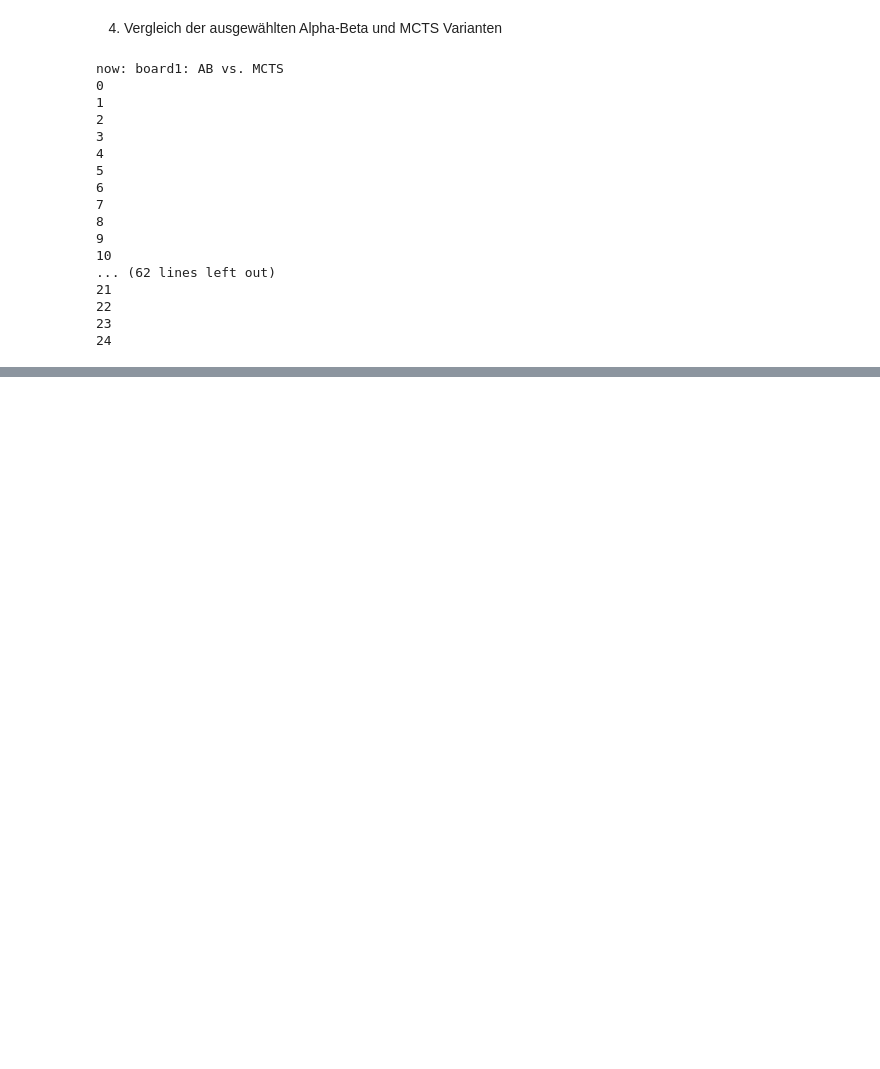
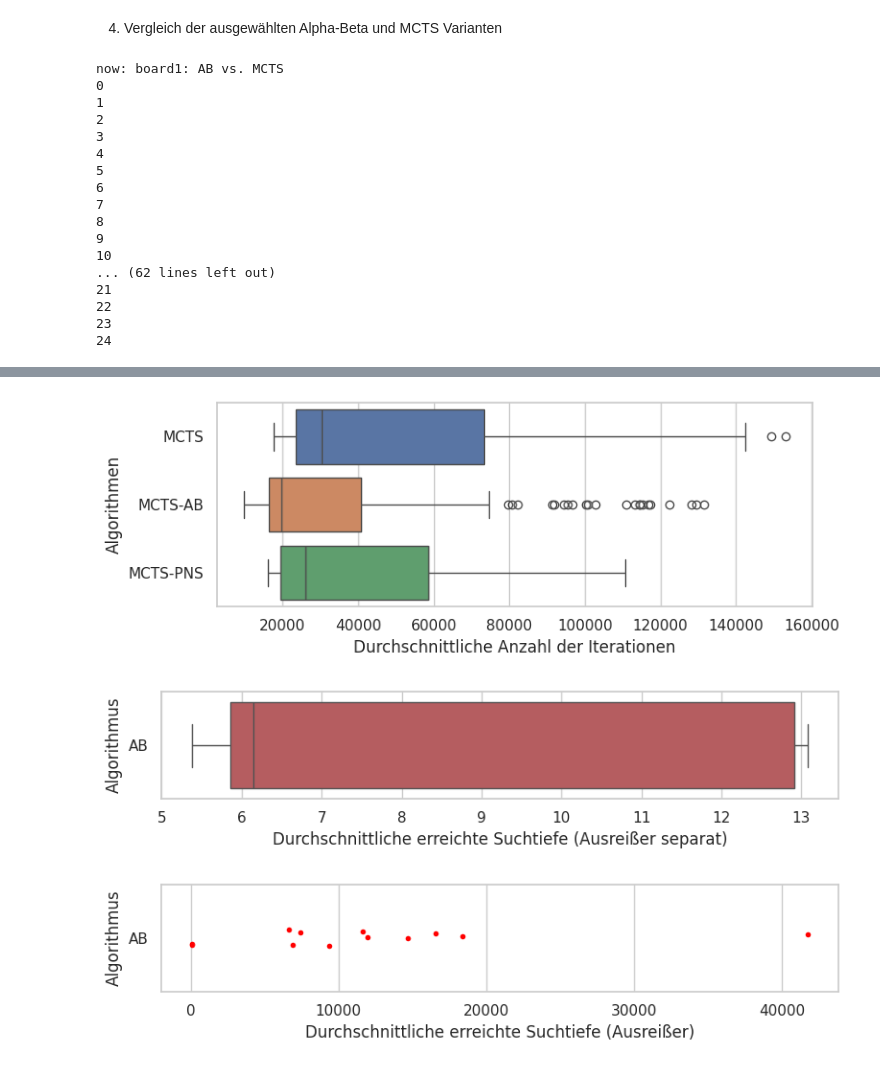
Before and after one commit to l3yd/bachelorarbeit, a Jupyter notebook: experiments.ipynb, the cells around one changed output, grey strips where cells are left out. Saved outputs shown, nothing was run; the diff lists cells and outputs as text; code cells hidden in the pictures; blank space fills up the shorter version.

```diff
--- a/experiments.ipynb
+++ b/experiments.ipynb
@@ -1273,0 +1407,57 @@ MCTS-PNS     0.40  0.311127
+# %%
+# Results auswerten und plotten der Iterationen von MCTS
+
+df_1 = pd.read_csv('data/round_robin_position_1.csv')
+df_2 = pd.read_csv('data/round_robin_position_1_MCTS-AB.csv')
+
+df = pd.concat([df_1,df_2])
+
+iterations_combined = pd.concat([
+    df[['player1', 'player1_avg_n_iter']].rename(columns={'player1': 'algorithm', 'player1_avg_n_iter': 'iterations'}),
+    df[['player2', 'player2_avg_n_iter']].rename(columns={'player2': 'algorithm', 'player2_avg_n_iter': 'iterations'})
+])
+
+#nodes_ab_only = nodes_combined[nodes_combined['algorithm'] == 'AB']
+
+iterations_combined = iterations_combined[iterations_combined['algorithm'] != 'AB']
+
+df_recorded_depth = df[(df['avg_depth'] > 0)]
+
+df_depth = df_recorded_depth[['player1', 'avg_depth']].rename(columns={'player1': 'algorithm', 'avg_depth': 'iterations'})
+#nodes_combined = pd.concat([nodes_combined, df_depth])
+
+
+# Verteilung vorbereiten
+
+sns.set_theme(style="whitegrid")
+plt.figure(figsize=(8,3))
+sns.boxplot(data=iterations_combined, x='iterations', y='algorithm', orient='h', hue='algorithm')
+plt.xlabel('Durchschnittliche Anzahl der Iterationen')
+plt.ylabel('Algorithmen')
+plt.tight_layout()
+plt.show()
+
+def get_outliers(subdf):
+    Q1 = subdf['iterations'].quantile(0.25)
+    Q3 = subdf['iterations'].quantile(0.75)
+    IQR = Q3 - Q1
+    return subdf[(subdf['iterations'] < Q1 - 1.5 * IQR) | (subdf['iterations'] > Q3 + 1.5 * IQR)]
+
+plt.figure(figsize=(8,2))
+sns.boxplot(data=df_depth, x='iterations', y='algorithm', orient='h', showfliers=False, color=sns.color_palette("deep")[3])
+plt.xlabel('Durchschnittliche erreichte Suchtiefe (Ausreißer separat)')
+plt.ylabel('Algorithmus')
+plt.tight_layout()
+plt.show()
+
+plt.figure(figsize=(8,2))
+outliers = df_depth.groupby('algorithm').apply(get_outliers)
+sns.stripplot(data=outliers, x='iterations', y='algorithm', color='red', jitter=True, size=4)
+plt.xlabel('Durchschnittliche erreichte Suchtiefe (Ausreißer)')
+plt.ylabel('Algorithmus')
+plt.tight_layout()
+plt.show()
+# %% [output]
+[figure, added]
+[figure, added]
+[figure, added]
```
Also changed, not shown: parts of 5 cells of this notebook.
